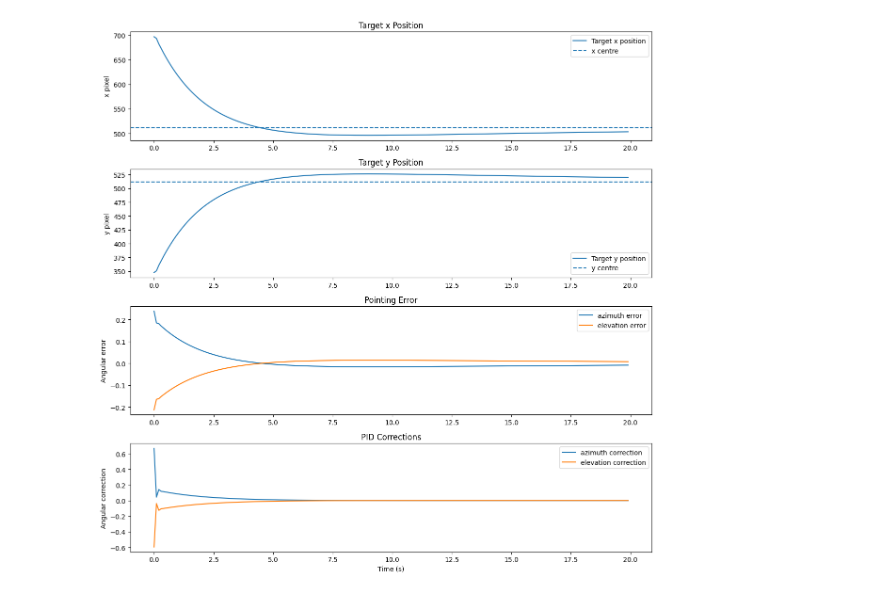
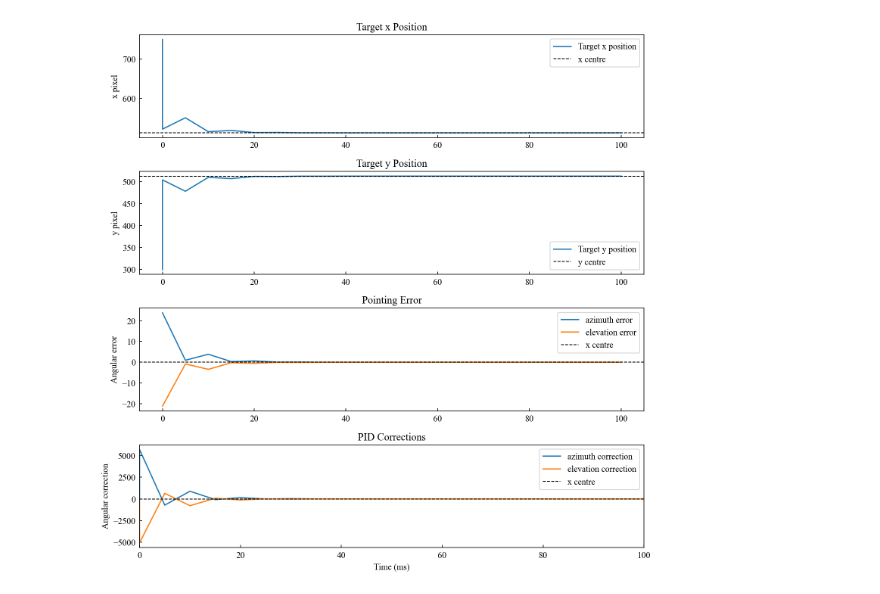
Before and after one commit to UChicago-Space-Program/optical-ground-station, a Jupyter notebook: Charles/pid_test.ipynb, the cells around one changed output. Drawn from its saved outputs; the diff is of its cells as text; code cells hidden in the pictures.

Commit message:
Corrected (?) PID simulation

```diff
--- a/Charles/pid_test.ipynb
+++ b/Charles/pid_test.ipynb
@@ -7,8 +45,8 @@ import numpy as np
 def main():
 
     # simulation settings
-    dt = 0.1
-    simulation_time = 20
+    dt = 5e-3 # s
+    simulation_time = 100 / 1000 # ms
     steps = int(simulation_time / dt)
 
     # camera
@@ -18,8 +56,8 @@ def main():
     x = 750
     y = 300
 
-
-    plate_scale = 0.001
+    plate_scale = 0.1 # arcseconds per pixel; angle unit here is the same as the angle unit for az/el in graphs
+                    # see calculate_pointing_error() in pid_function.py
     camera_rotation = 0.0
 
 
@@ -27,27 +65,36 @@ def main():
     current_el = 45.0
 
 
-    az_pid = PIDController(kp=0.8, ki=0.05, kd=0.2)
-    el_pid = PIDController(kp=0.8, ki=0.05, kd=0.2)
+    az_pid = PIDController(kp=200, ki=10, kd=0.2)
+    el_pid = PIDController(kp=200, ki=10, kd=0.2)
 
 
-    time_values = []
+    time_values = [0]
 
-    x_values = []
-    y_values = []
+    x_values = [x]
+    y_values = [y]
 
-    az_values = []
-    el_values = []
+    az_values = [current_az]
+    el_values = [current_el]
 
-    az_error_values = []
-    el_error_values = []
+    az_error, el_error = calculate_pointing_error(
+            x=x,
+            y=y,
+            x_centre=x_centre,
+            y_centre=y_centre,
+            plate_scale=plate_scale,
+            camera_rotation=camera_rotation
+        )
 
-    az_correction_values = []
-    el_correction_values = []
+    az_error_values = [az_error]
+    el_error_values = [el_error]
 
+    az_correction_values = [0]
+    el_correction_values = [0]
+    min_correction = 0.24751776749652 # arcseconds
 
     # begin simulation loop
-    for i in range(steps):
+    for i in range(steps+1):
         current_time = i * dt
 
         (
@@ -70,6 +117,12 @@ def main():
             dt=dt,
             camera_rotation=camera_rotation
         )
+
+        if abs(az_correction) < min_correction:
+            az_correction = np.sign(az_correction) * min_correction
+
+        if abs(el_correction) < min_correction:
+            el_correction = np.sign(el_correction) * min_correction
 
         current_az = new_az
         current_el = new_el
@@ -100,42 +153,51 @@ def main():
     # -----------------------------
     # PLOT GRAPHS
 
-    plt.figure(figsize=(12, 12))
+    # convert time from s to ms
+    time_values_ms = [1000*t for t in time_values]
+
+    plt.figure(figsize=(10, 10))
 
     plt.subplot(4, 1, 1)
-    plt.plot(time_values, x_values, label="Target x position")
-    plt.axhline(x_centre, linestyle="--", label="x centre")
+    plt.plot(time_values_ms, x_values, label="Target x position")
+    plt.axhline(x_centre, linestyle="--", label="x centre", c='k', lw=1)
     plt.ylabel("x pixel")
     plt.title("Target x Position")
     plt.legend()
 
     plt.subplot(4, 1, 2)
-    plt.plot(time_values, y_values, label="Target y position")
-    plt.axhline(y_centre, linestyle="--", label="y centre")
+    plt.plot(time_values_ms, y_values, label="Target y position")
+    plt.axhline(y_centre, linestyle="--", label="y centre", c='k', lw=1)
     plt.ylabel("y pixel")
     plt.title("Target y Position")
     plt.legend()
 
     plt.subplot(4, 1, 3)
-    plt.plot(time_values, az_error_values, label="azimuth error")
-    plt.plot(time_values, el_error_values, label="elevation error")
+    plt.plot(time_values_ms, az_error_values, label="azimuth error")
+    plt.plot(time_values_ms, el_error_values, label="elevation error")
+    plt.axhline(y=0, linestyle="--", label="x centre", c='k', lw=1)
+    # plt.xlim(left=60, right = 100)
+    # plt.ylim(bottom = -0.5, top=0.5)
     plt.ylabel("Angular error")
     plt.title("Pointing Error")
     plt.legend()
 
     plt.subplot(4, 1, 4)
-    plt.plot(time_values, az_correction_values, label="azimuth correction")
-    plt.plot(time_values, el_correction_values, label="elevation correction")
-    plt.xlabel("Time (s)")
+    plt.plot(time_values_ms, az_correction_values, label="azimuth correction")
+    plt.plot(time_values_ms, el_correction_values, label="elevation correction")
+    plt.axhline(y=0, linestyle="--", label="x centre", c='k', lw=1)
+    plt.xlim(left=0, right=100)
+    # plt.ylim(bottom=-0.5, top=0.5)
+    plt.xlabel("Time (ms)")
     plt.ylabel("Angular correction")
     plt.title("PID Corrections")
     plt.legend()
-
+    # plt.savefig('pid_sim_plots.png')
     plt.tight_layout()
     plt.show()
 
 
 if __name__ == "__main__":
     main()
 # %% [output]
-[figure, old version]
+[figure, new version]
```
Also changed, not shown: parts of 3 cells of this notebook.
